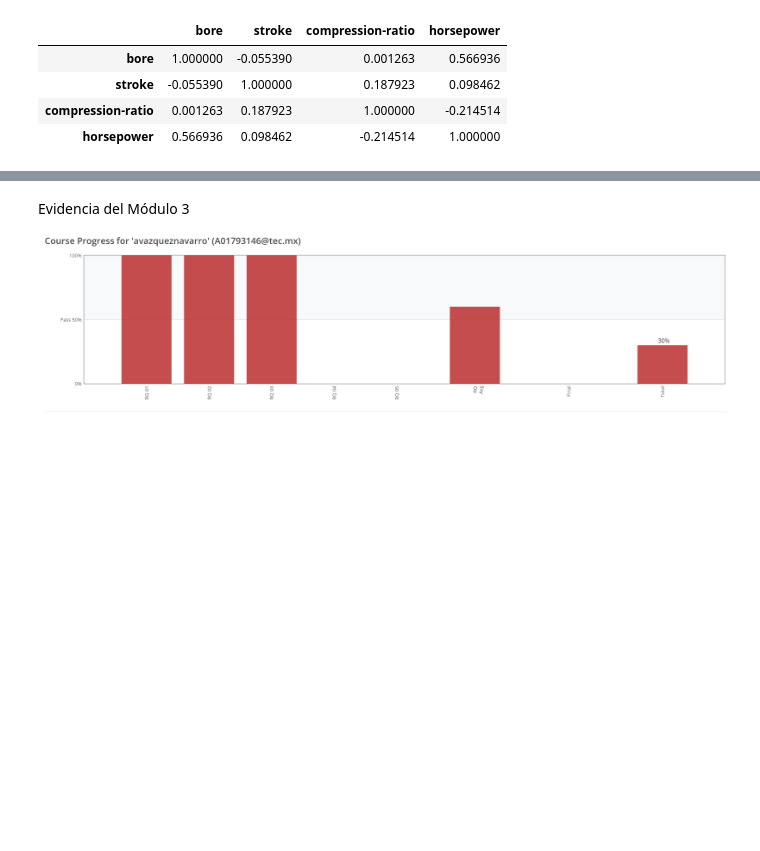
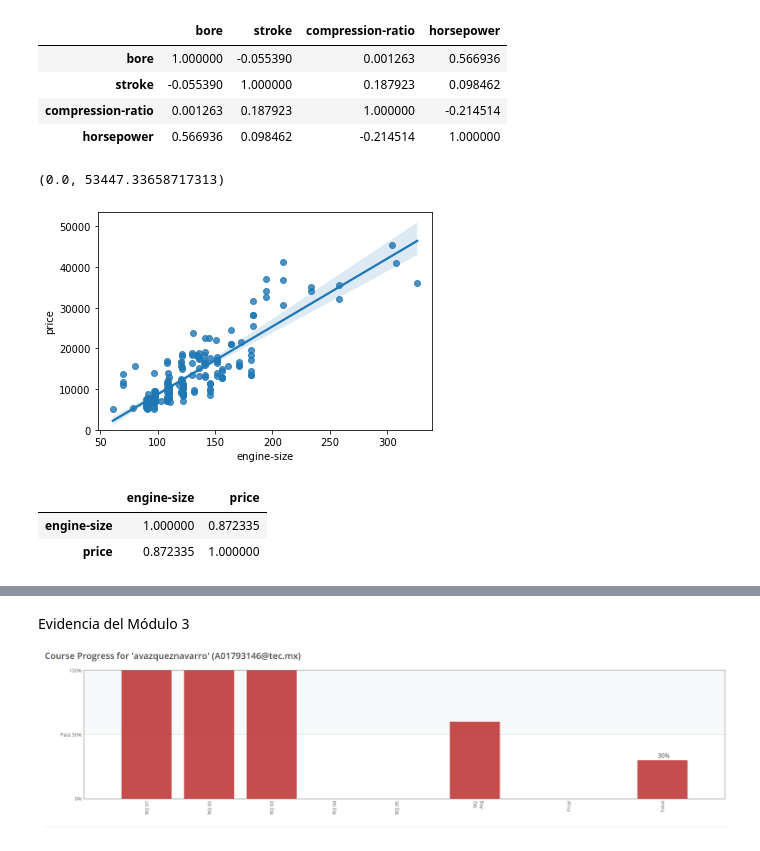
Before and after one commit to PosgradoMNA/actividades-de-aprendizaje-A01793146, a Jupyter notebook: DataAnalysis/Modulo03.ipynb, the cells around one changed output, grey strips where cells are left out. Cells and saved outputs as stored; diff of their text form; code cells hidden in the pictures; blank space fills up the shorter version.

```diff
--- a/DataAnalysis/Modulo03.ipynb
+++ b/DataAnalysis/Modulo03.ipynb
@@ -103,3 +103,20 @@ dfCorr
 | stroke | -0.055390 | 1.000000 | 0.187923 | 0.098462 |
 | compression-ratio | 0.001263 | 0.187923 | 1.000000 | -0.214514 |
 | horsepower | 0.566936 | 0.098462 | -0.214514 | 1.000000 |
+# %%
+# I will plot the correlation between engine size and price
+
+sns.regplot(x = "engine-size", y ="price", data=df)
+plt.ylim(0,)
+# %% [output]
+(0.0, 53447.33658717313)
+[figure, added]
+# %%
+# We can observe a correlation between these two variables, because as the engine size goes up, so the price does.
+# Let's see the value of this correlation
+
+df[["engine-size", "price"]].corr()
+# %% [output]
+|  | engine-size | price |
+| engine-size | 1.000000 | 0.872335 |
+| price | 0.872335 | 1.000000 |
```
Also changed, not shown: parts of 18 cells of this notebook.
